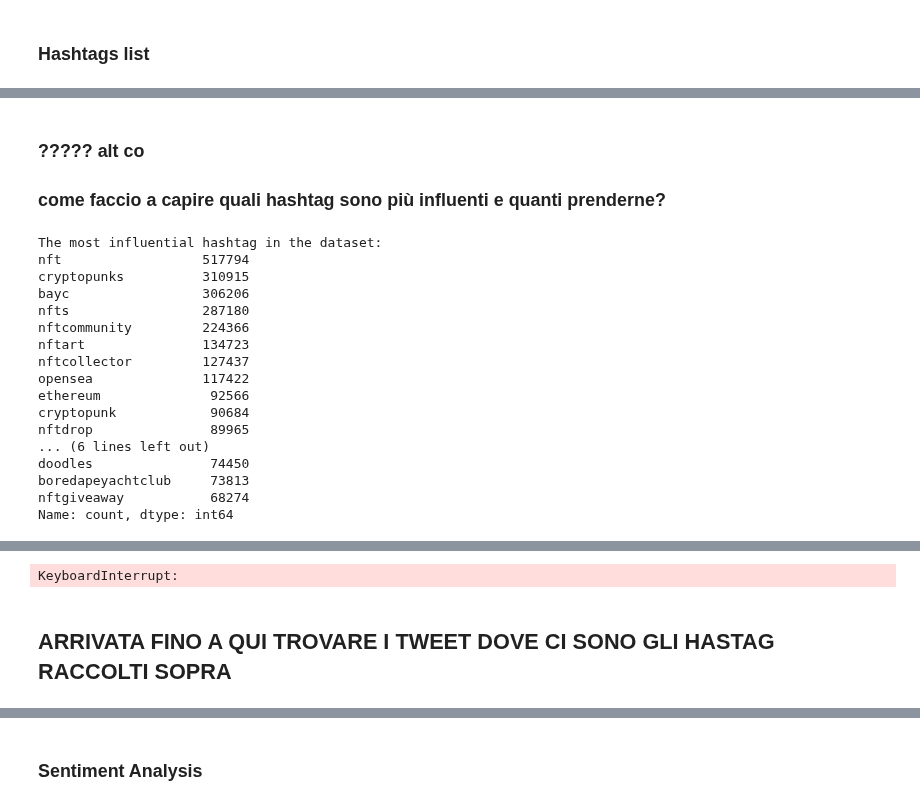
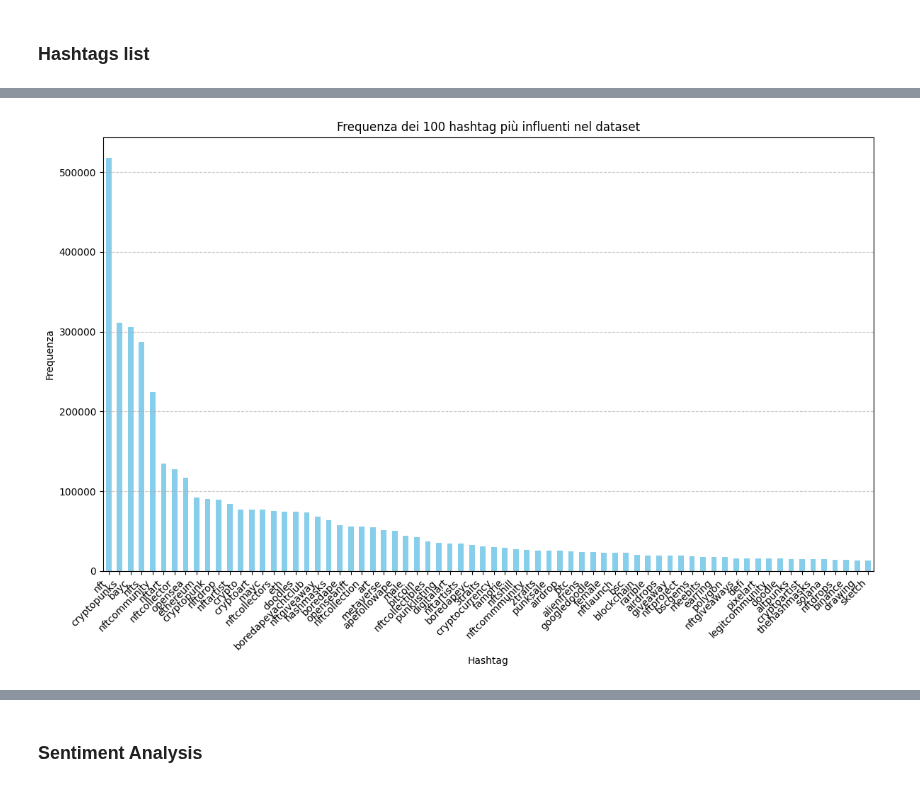
Before and after one commit to riccardospini98/Blockchain, a Jupyter notebook: tweet_SA.ipynb, the cells around one changed output, grey strips where cells are left out. Drawn from its saved outputs; the diff is of its cells as text; code cells hidden in the pictures.

Commit message:
hashtag

```diff
--- a/tweet_SA.ipynb
+++ b/tweet_SA.ipynb
@@ -317,70 +335,15 @@ print(hashtags_frequenza)
-# %% [markdown]
-### ????? alt co
-### come faccio a capire quali hashtag sono più influenti e quanti prenderne?
-# %%
-# Make sure the 'hashtags' column is of type string
-hashtag_df['hashtag'] = hashtag_df['hashtag'].astype(str)
-
-# Create a list of all hashtags
-all_hashtags = []
-for hashtags_str in hashtag_df['hashtag']:
-    # Remove unwanted characters and split to get list of hashtags
-    hashtags = [tag.strip("[]'") for tag in hashtags_str.split(', ')]
-    all_hashtags.extend(hashtags)
-
-# Remove any special characters from the hashtags
-all_hashtags = [tag.strip("#") for tag in all_hashtags]
-
-# Count the frequency of hashtags
-hashtags_frequenza = pd.Series(all_hashtags).value_counts()
-
-# View the N most influential hashtags (10)
-numero_hashtags_influenti = 20
-hashtags_influenti = hashtags_frequenza.head(numero_hashtags_influenti)
-
-# Print the most influential hashtags
-print("The most influential hashtag in the dataset:")
-print(hashtags_influenti)
-# %% [output]
-The most influential hashtag in the dataset:
-nft                  517794
-cryptopunks          310915
-bayc                 306206
-nfts                 287180
-nftcommunity         224366
-nftart               134723
-nftcollector         127437
-opensea              117422
-ethereum              92566
-cryptopunk            90684
-nftdrop               89965
-... (6 lines left out)
-doodles               74450
-boredapeyachtclub     73813
-nftgiveaway           68274
-Name: count, dtype: int64
 # %%
-# Calcola la frequenza di tutti gli hashtag
-hashtags_frequenza = pd.Series(all_hashtags).value_counts()
+# Per vedere gli hashtags più frequenti nel grafico
+hashtags_influenti = hashtags_frequenza.head(70)
 
-# Imposta il numero di hashtag da visualizzare
-numero_hashtag_da_visualizzare = 30
-
-# Seleziona i primi N hashtag più influenti
-hashtags_influenti = hashtags_frequenza.head(numero_hashtag_da_visualizzare)
-
-# Crea un grafico a barre per visualizzare la frequenza degli hashtag
+# Crea un grafico a barre per visualizzare la frequenza degli hashtag più influenti
 plt.figure(figsize=(12, 8))
-hashtags_frequenza.plot(kind='bar', color='skyblue')
-plt.title('Frequenza degli hashtag nel dataset')
+hashtags_influenti.plot(kind='bar', color='skyblue')
+plt.title('Frequenza dei 100 hashtag più influenti nel dataset')
 plt.xlabel('Hashtag')
 plt.ylabel('Frequenza')
 plt.xticks(rotation=45, ha='right')
 plt.grid(axis='y', linestyle='--', alpha=0.7)
-# Evidenzia gli hashtag più influenti
-for idx, hashtag in enumerate(hashtags_frequenza.index):
-    if hashtag in hashtags_influenti:
-        plt.text(idx, hashtags_frequenza[hashtag] + 5, f"{hashtags_frequenza[hashtag]}", ha='center', va='bottom', fontsize=8, color='red')
 plt.tight_layout()
 plt.show()
 # %% [output]
@@ -388,3 +350 @@ plt.show()
-KeyboardInterrupt:
+[figure, added]
-# %% [markdown]
-## ARRIVATA FINO A QUI TROVARE I TWEET DOVE CI SONO GLI HASTAG RACCOLTI SOPRA
```
Also changed, not shown: parts of 6 cells of this notebook.
